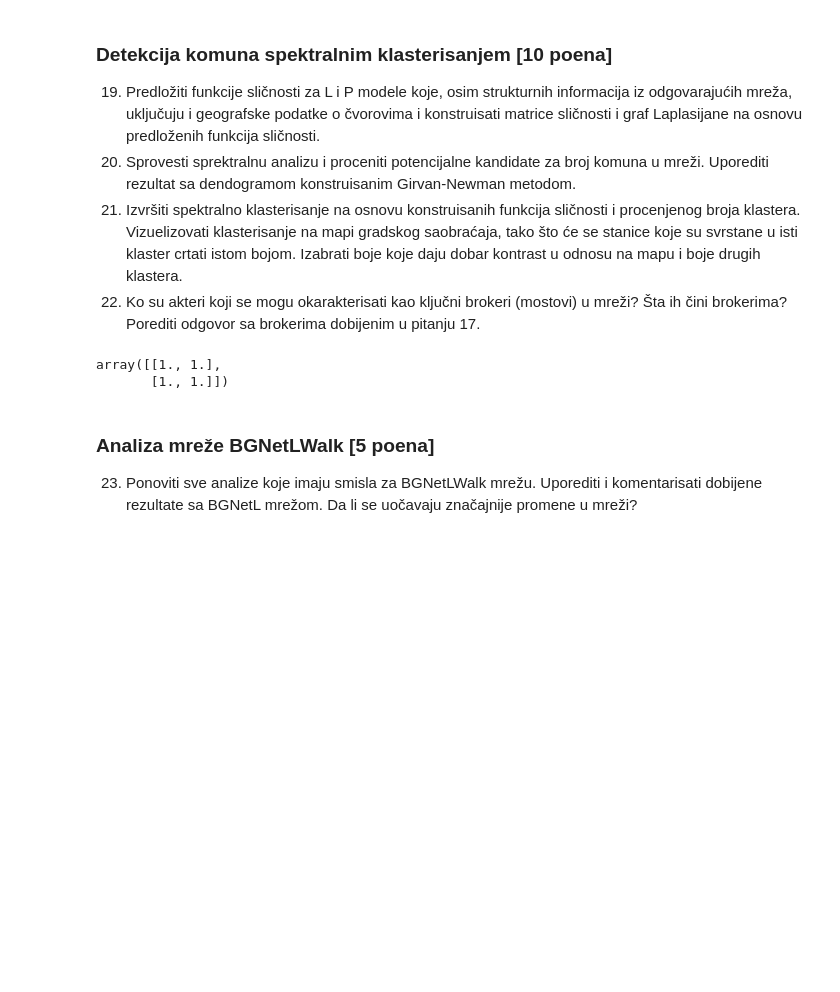
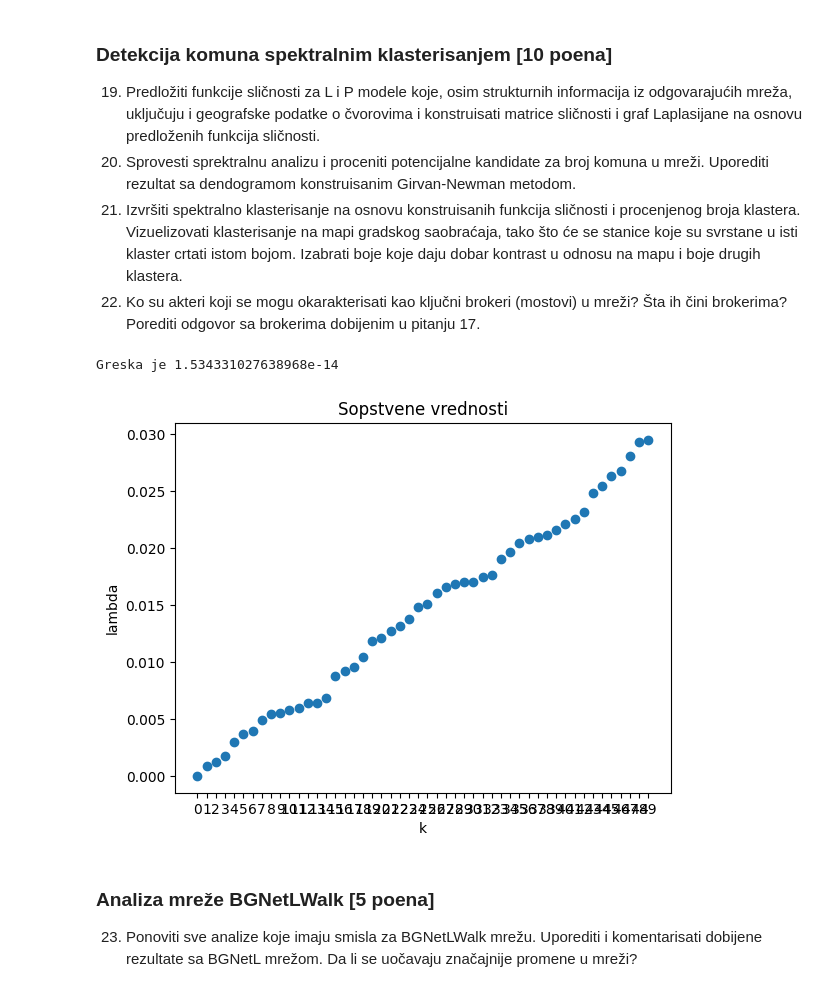
Before and after one commit to markods/BelgradeTransportNet, a Jupyter notebook: src/projekat.ipynb, the cells around one changed output. Saved outputs shown, nothing was run; the diff lists cells and outputs as text; code cells hidden in the pictures; blank space fills up the shorter version.

Commit message:
Pokrenuto trazenje sopstvenih vrednosti

```diff
--- a/src/projekat.ipynb
+++ b/src/projekat.ipynb
@@ -1056,39 +1057,65 @@ def make_degree_matrix(G:nx.Graph, id_to_order_map):
 def adjacency_function(G:nx.Graph, u, v):
     edge_exist = ((u, v) in G.edges) or ((v, u) in G.edges)
     return 1 if edge_exist else 0
 
 def distance_function(G:nx.Graph, u, v):
     k = 100.0
     return k / calculate_distance(G, u, v)
 
 def combined_function(G:nx.Graph, u, v):
     return adjacency_function(G, u, v) * distance_function(G, u, v)
 
 
 def make_similarity_matrix(G:nx.Graph, order_to_id_map, similarity_function):
     N = G.number_of_nodes()
     W = np.zeros((N, N))
     for ord_u, row in enumerate(W):
         for ord_v, _ in enumerate(row):
             u = order_to_id_map[ord_u]
             v = order_to_id_map[ord_v]
             W[ord_u, ord_v] = adjacency_function(G, u, v)
     return W
 
-def make_laplcian_matrix(G:nx.Graph, dicts, similarity_function):
+def make_laplacian_matrix(G:nx.Graph, dicts, similarity_function):
     id_to_order_map, order_to_id_map = dicts
     D = make_degree_matrix(G, id_to_order_map)
     W = make_similarity_matrix(G, order_to_id_map, similarity_function)
     L = D - W
     return L
 
+def analyze_by_function(G:nx.Graph, similarity_function):
+    id_to_order_map, order_to_id_map = make_id_and_order_dicts(G)
+    L = make_laplacian_matrix(BgNetL,(id_to_order_map, order_to_id_map), adjacency_function)
 
-G = nx.Graph()
-G.add_edges_from([("miki", "zika"), ("miki", "srdjan"), ("srdjan", "laki")])
-id_to_order_map, order_to_id_map = make_id_and_order_dicts(G)
+    eigen_values, eigen_vectors = linalg.eig(L)
+    zipped_list = list(zip(eigen_values, eigen_vectors))
+    zipped_list.sort(key=lambda t: t[0])
+    eigen_values_sorted, eigen_vectors_sorted = zip(*zipped_list[:50])
+    error = abs(eigen_values_sorted[0])
+    print(f"Greska je {error}")
+
+    plt.plot(eigen_values_sorted, 'o')
+    plt.xticks(range(len(eigen_values_sorted)))
+    plt.xlabel("k")
+    plt.ylabel("lambda")
+    plt.title("Sopstvene vrednosti")
+    plt.show() # 5, 8, 16, 19, 24...
+
+
+
+
+analyze_by_function(BgNetL, adjacency_function)
+# x = [2, 3, 1, 4]
+# y = [7, 8, 21, -4]
+# zipped_list = list(zip(x, y))
+# zipped_list.sort(key=lambda t: t[0])
+# print(zipped_list)
+# sorted_x, sorted_y = zip(*zipped_list)
+# print(sorted_x)
+# print(sorted_y)
 # %% [output]
-array([[1., 1.],
-       [1., 1.]])
+Greska je 1.534331027638968e-14
+[figure, added]
 # %%
 # 20) Sprovesti sprektralnu analizu i proceniti potencijalne kandidate za broj komuna u mreži.
 # Uporediti rezultat sa dendogramom konstruisanim Girvan-Newman metodom.
```
Also changed, not shown: parts of 1 cell of this notebook, 3 other files.
